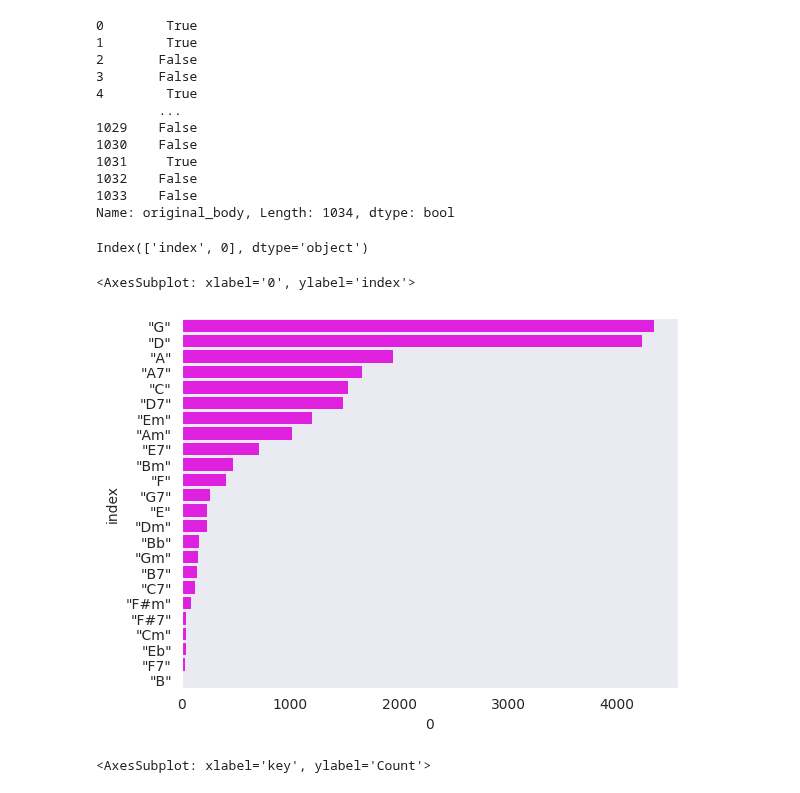
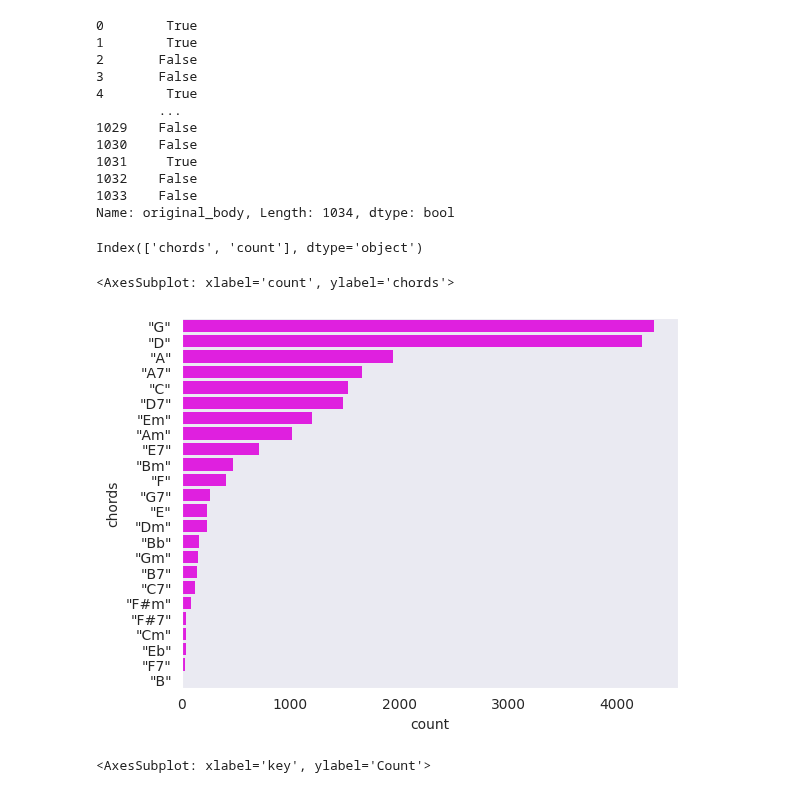
Before and after one commit to DavidNogales/DeepEarTraining, a Jupyter notebook: training_lab/notebooks/EDA_nottingham.ipynb, the cells around one changed output. Saved outputs shown, nothing was run; the diff lists cells and outputs as text; code cells hidden in the pictures.

Commit message:
training done and adding graphs

```diff
--- a/training_lab/notebooks/EDA_nottingham.ipynb
+++ b/training_lab/notebooks/EDA_nottingham.ipynb
@@ -472,13 +472,14 @@ Name: original_body, Length: 1034, dtype: bool
 # %%
 chords_names = clean_songs_df.columns[clean_songs_df.columns.str.contains('"[^"]*"')]
 
 chords_occurrences_df = clean_songs_df[chords_names].sum().sort_values(ascending=False).reset_index()
+chords_occurrences_df = chords_occurrences_df.rename({'index':'chords', 0:'count'},axis=1)
 print(chords_occurrences_df.columns)
-sns.barplot(data=chords_occurrences_df,y="index", x=0,edgecolor='none',color="magenta")
+sns.barplot(data=chords_occurrences_df,y="chords", x='count',edgecolor='none',color="magenta")
 # %% [output]
-Index(['index', 0], dtype='object')
+Index(['chords', 'count'], dtype='object')
-<AxesSubplot: xlabel='0', ylabel='index'>
+<AxesSubplot: xlabel='count', ylabel='chords'>
-[figure, old version]
+[figure, new version]
 # %%
 sns.histplot(songs_df["key"].astype("category"))
 # %% [output]
```
Also changed, not shown: parts of 1 cell of this notebook, 4 other files.
